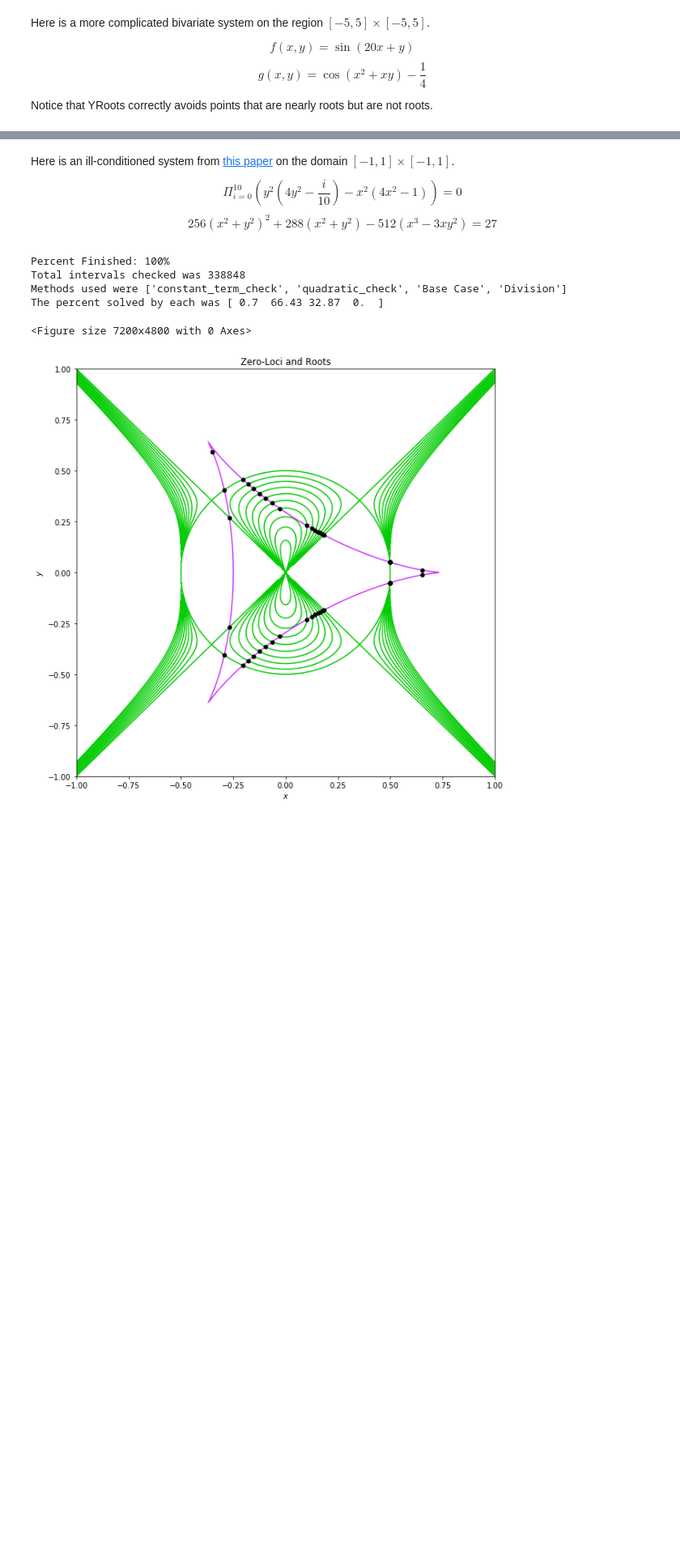
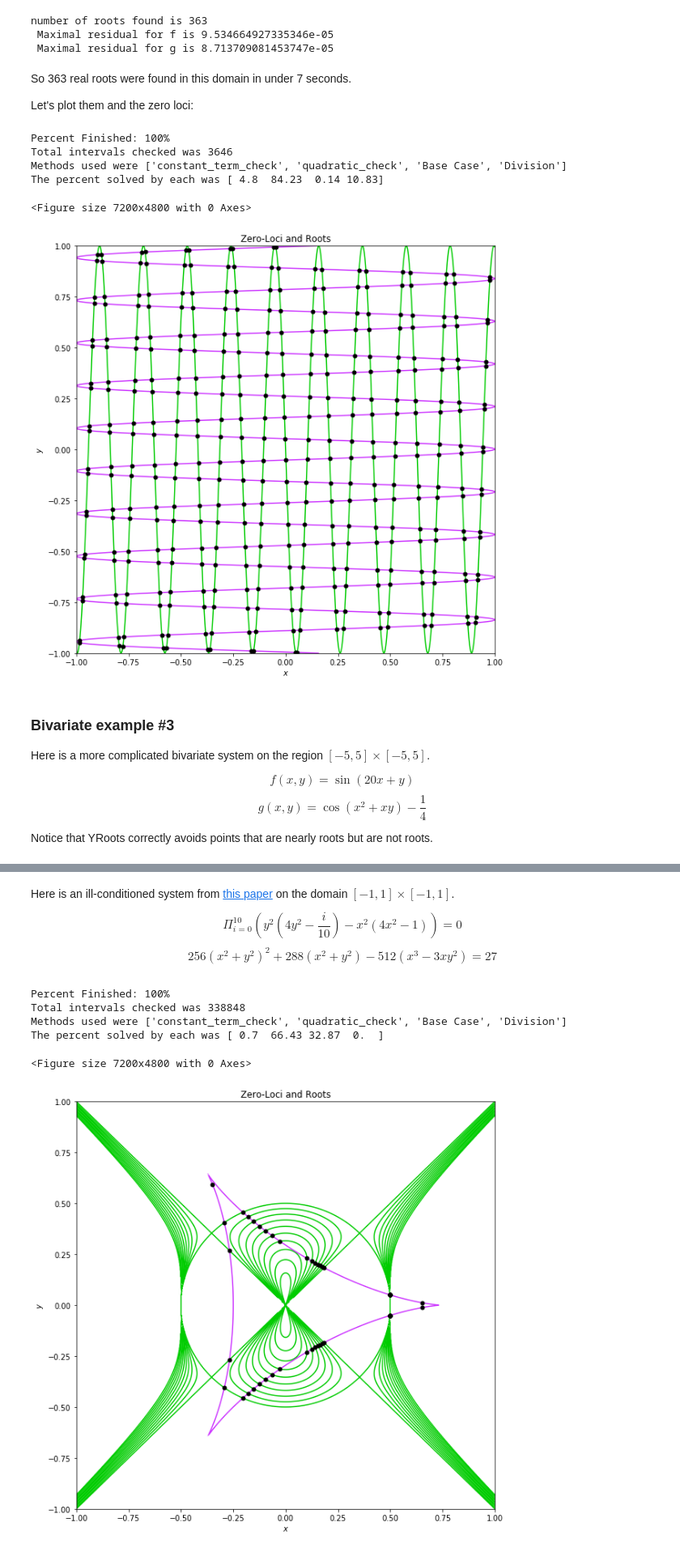
Before and after one commit to tylerjarvis/RootFinding, a Jupyter notebook: DemoNotebook.ipynb, the cells around one changed output, grey strips where cells are left out. Shown at 81% size. Drawn from its saved outputs; the diff is of its cells as text; code cells hidden in the pictures; blank space fills up the shorter version.

```diff
--- a/DemoNotebook.ipynb
+++ b/DemoNotebook.ipynb
@@ -103,4 +126,30 @@ Wall time: 7.5 s
+# %%
+# show the number of roots (should be 363?)
+print(f'number of roots found is {roots.shape[0]}')
+
+# print the maximal residual
+print(' Maximal residual for f is {} \n Maximal residual for g is {}'. format(np.max(np.abs(f(roots[:,0],roots[:,1]))),np.max(np.abs(g(roots[:,0],roots[:,1])))))
+# %% [output]
+number of roots found is 363
+ Maximal residual for f is 9.534664927335346e-05
+ Maximal residual for g is 8.713709081453747e-05
+# %% [markdown]
+So 363 real roots were found in this domain in under 7 seconds.
+
+Let's plot them and the zero loci:
+# %%
+# Plot the zero loci and common roots
+roots =  yr.solve([f,g], a, b, plot=True)
+# %% [output]
+Percent Finished: 100%
+Total intervals checked was 3646
+Methods used were ['constant_term_check', 'quadratic_check', 'Base Case', 'Division']
+The percent solved by each was [ 4.8  84.23  0.14 10.83]
+<Figure size 7200x4800 with 0 Axes>
+[figure, added]
 # %% [markdown]
+### Bivariate example #3
+
 Here is a more complicated bivariate system on the region $[-5,5]\times[-5,5]$.
 
 $$f(x,y) = \sin(20x+y)$$
```
Also changed, not shown: parts of 16 cells of this notebook.
